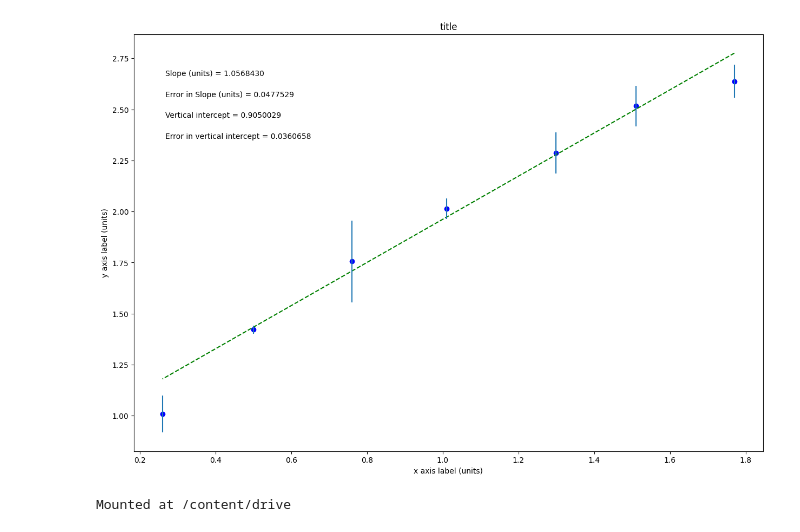
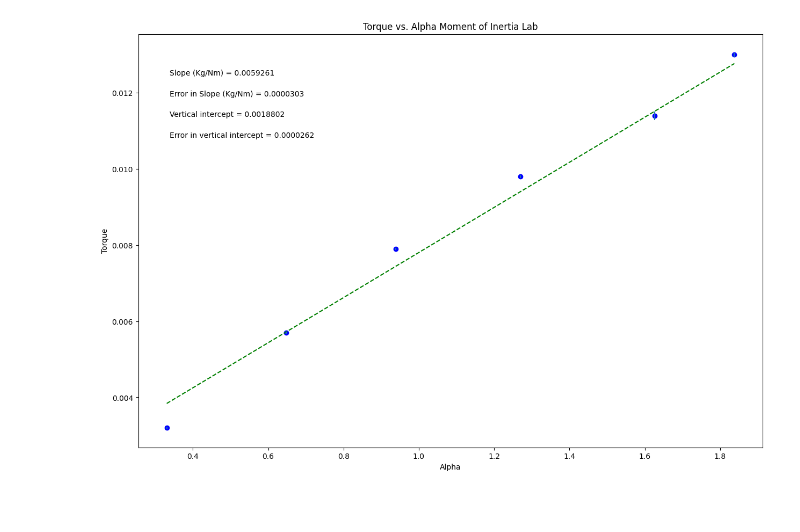
Before and after one commit to kaytienewman-creator/PHSX-Lab, a Jupyter notebook: PHSXlab_plotting_template.ipynb, the cells around one changed output. Saved outputs shown, nothing was run; the diff lists cells and outputs as text; code cells hidden in the pictures; blank space fills up the shorter version.

```diff
--- a/PHSXlab_plotting_template.ipynb
+++ b/PHSXlab_plotting_template.ipynb
@@ -19,11 +19,11 @@ import matplotlib.pyplot as plt
 #variable names should start with a letter and must contain only letters, numbers, and underscores
 
 
-xvariable_changeme = np.array([1.770, 1.510, 1.299, 1.010, 0.760, 0.500, 0.260])
+xvariable_changeme = np.array([.330578512, .647933884, .938842975, 1.269421488, 1.626446281, 1.838016529])
 
-yvariable_changeme = np.array([2.638, 2.517, 2.287, 2.014, 1.756, 1.421, 1.009])
+yvariable_changeme = np.array([.0032, .0057, .0079, .0098, .0114, .0130])
 
-err_yvariable_changeme = np.array([0.08, 0.1, 0.1, 0.05, 0.2, 0.02, 0.09])
+err_yvariable_changeme = np.array([.000021719, .000026803, .000032326, .00003873, .0001085, .000053068])
 
 
 
@@ -37,10 +37,10 @@ dy = err_yvariable_changeme        #this should be your error in y array
 
 #UPDATE EACH OF THESE 4 STRINGS FOR YOUR PLOT LABELS AS YOU WANT THEM TO APPEAR
 
-plot_title= 'title'
-x_label= 'x axis label (units)'
-y_label= 'y axis label (units)'
-slope_units= 'units'
+plot_title= 'Torque vs. Alpha Moment of Inertia Lab'
+x_label= 'Alpha'
+y_label= 'Torque'
+slope_units= 'Kg/Nm'
 
 #UPDATE ANNOTATION PLACEMENT SO IT'S OUT OF WAY OF PLOTTED DATA AND BEST FIT LINE
 #integer from 1 to 4, top R corner is 1 (counter-clockwise from there)
@@ -92,36 +92,31 @@ elif annotation_placement==3 or annotation_placement==4:
 #Don't need to change anything in this section!
 
 #Plot data on graph. Plot error bars and place values for slope,
 #error in slope, and vertical intercept (plus error) on the plot using "annotate"
 
 plt.figure(figsize=(15,10))
 
 plt.plot(x, fit, color='green', linestyle='--')
 plt.scatter(x, y, color='blue', marker='o')
 
 plt.xlabel(x_label)
 plt.ylabel(y_label)
 plt.title(plot_title)
 
 plt.errorbar(x, y, yerr=dy, xerr=None, fmt="none") #don't need to plot x error bars
 
 plt.annotate('Slope ({}) = {value:.{digits}f}'.format(slope_units,value=m, digits=7),
              (xpos, ypos[0]), xycoords='axes fraction')
 
 plt.annotate('Error in Slope ({}) = {value:.{digits}f}'.format(slope_units,value=dm, digits=7),
              (xpos, ypos[1]), xycoords='axes fraction')
 
 plt.annotate('Vertical intercept = {value:.{digits}f}'.format(value=b, digits=7),
              (xpos, ypos[2]), xycoords='axes fraction')
 
 plt.annotate('Error in vertical intercept = {value:.{digits}f}'.format(value=db, digits=7),
              (xpos, ypos[3]), xycoords='axes fraction')
 
 plt.show()
 # %% [output]
-[figure, old version]
+[figure, new version]
-# %%
-from google.colab import drive
-drive.mount('/content/drive')
-# %% [output]
-Mounted at /content/drive
```
